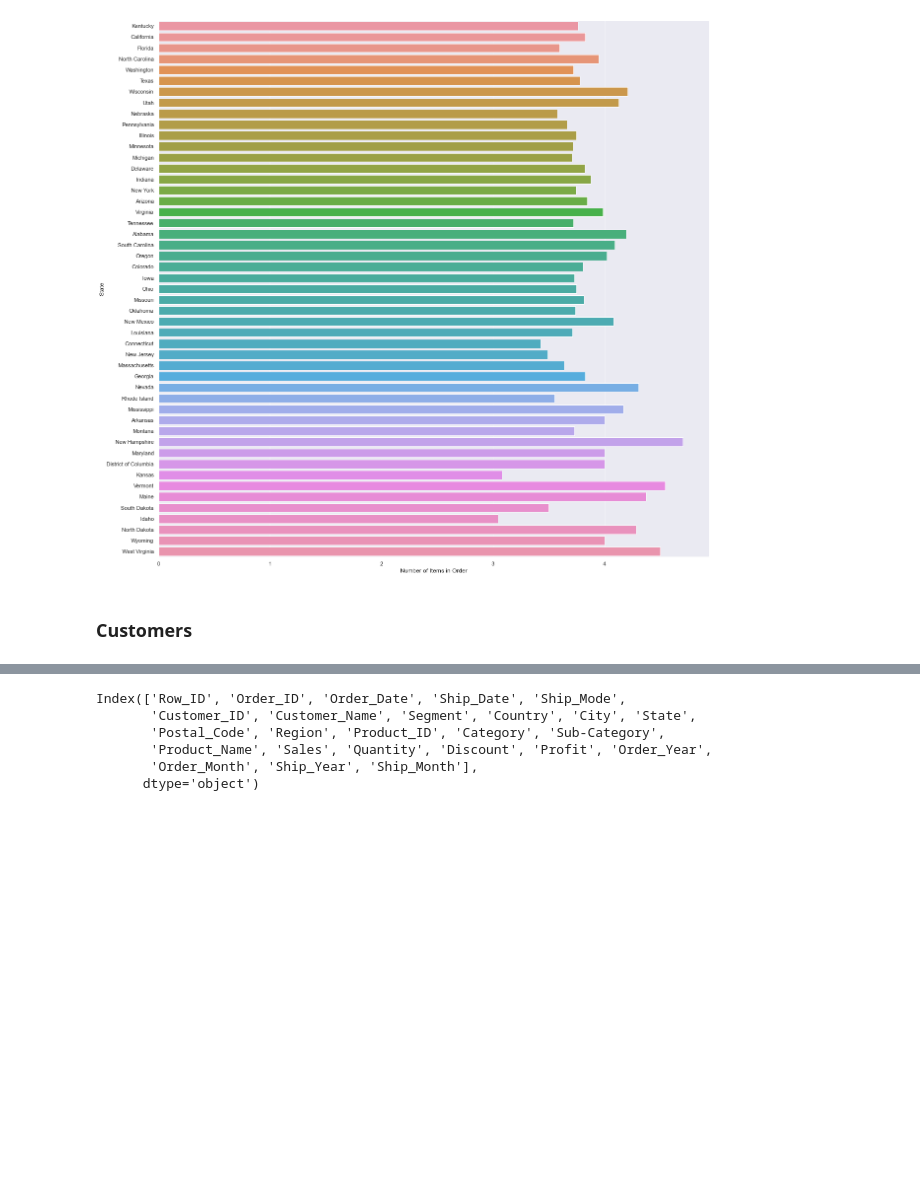
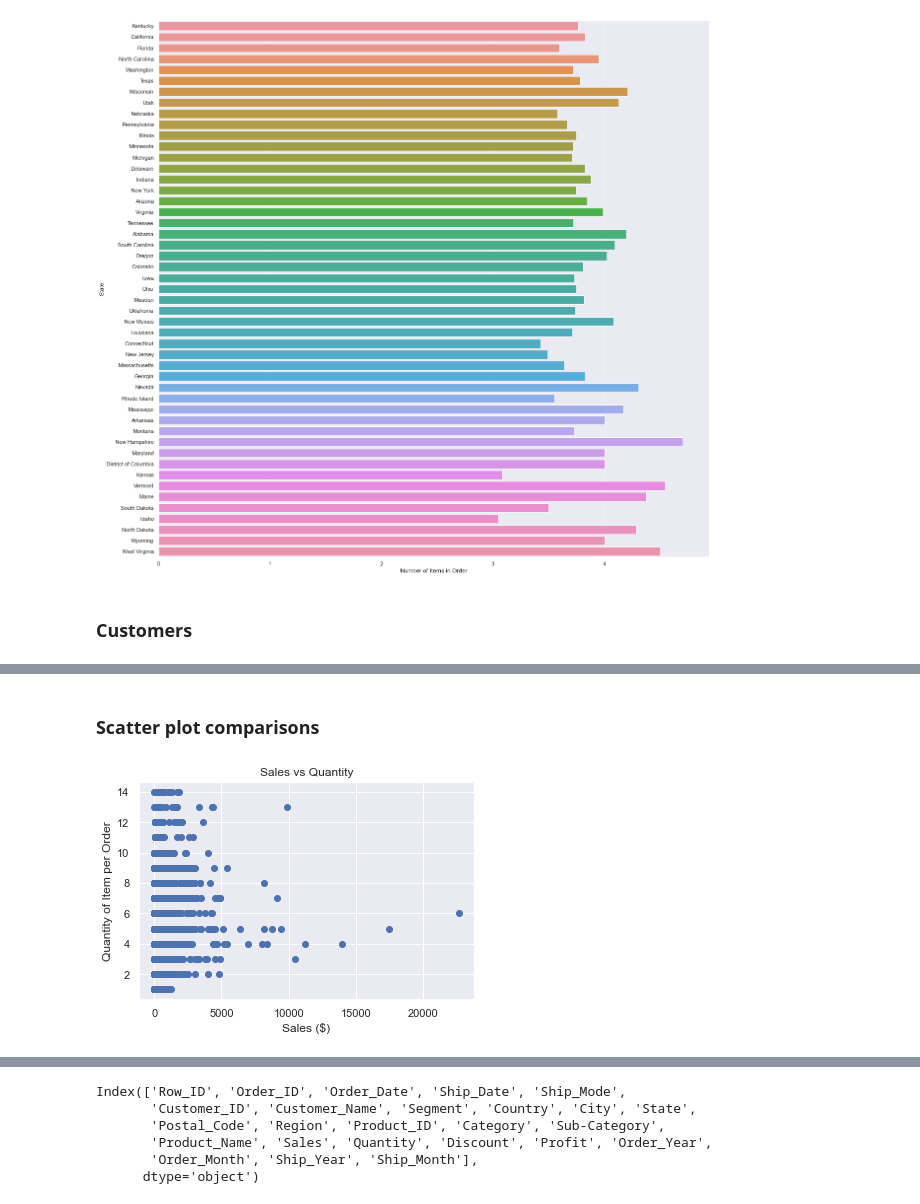
Before and after one commit to McKenzeeMasters/TP1_HG_MM, a Jupyter notebook: TP1_HG_MM.ipynb, the cells around one changed output, grey strips where cells are left out. Drawn from its saved outputs; the diff is of its cells as text; code cells hidden in the pictures; blank space fills up the shorter version.

```diff
--- a/TP1_HG_MM.ipynb
+++ b/TP1_HG_MM.ipynb
@@ -428,0 +434,11 @@ sns.lineplot(x='Quantity',
+# %% [markdown]
+### Scatter plot comparisons
+# %%
+plt.scatter(Super['Sales'],Super['Quantity'])
+plt.xlabel('Sales ($)')
+plt.ylabel('Quantity of Item per Order')
+plt.title('Sales vs Quantity')
+
+plt.show()
+# %% [output]
+[figure, added]
```
Also changed, not shown: parts of 11 cells of this notebook.
